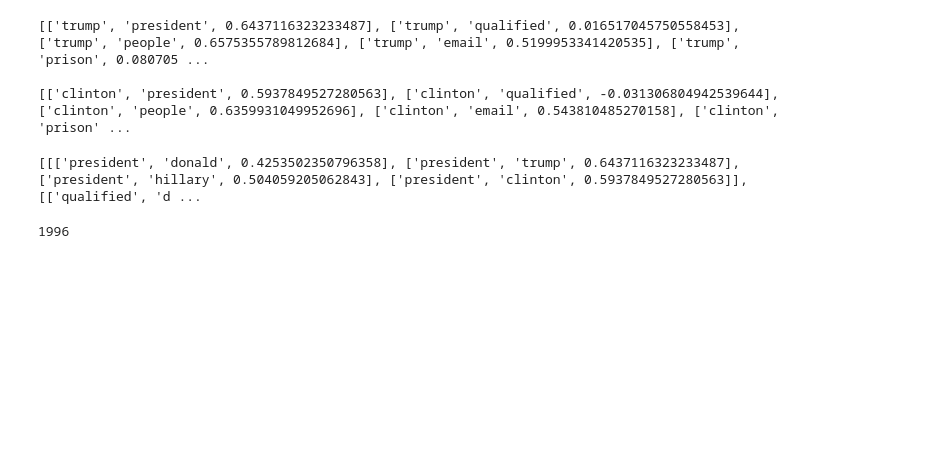
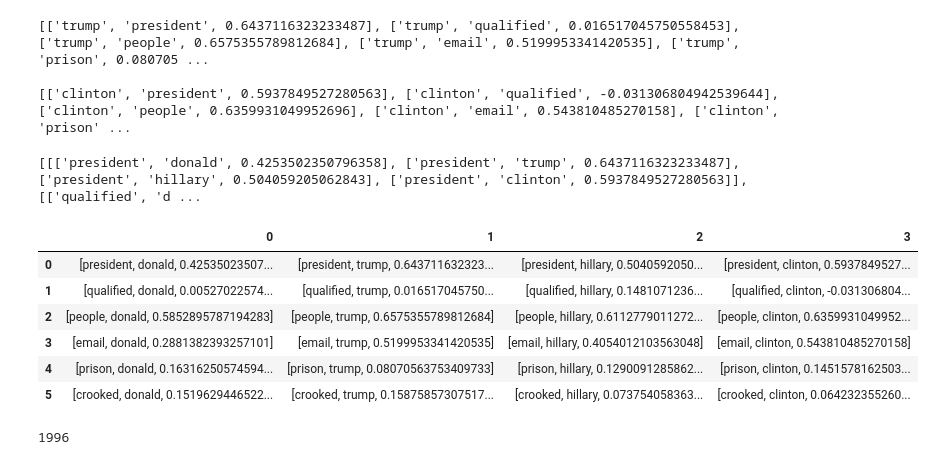
Before and after one commit to IndigenousEngineering/small_corpora_bias_with_w2v, a Jupyter notebook: WEAT_analysis_1_exploratory_B.ipynb, the cells around one changed output. Cells and saved outputs as stored; diff of their text form; code cells hidden in the pictures; blank space fills up the shorter version.

```diff
--- a/WEAT_analysis_1_exploratory_B.ipynb
+++ b/WEAT_analysis_1_exploratory_B.ipynb
@@ -358,9 +358,23 @@ list_B = ['donald', 'trump', 'hillary', 'clinton']
 
 cos_sim_lists = comp_cos_sim_lists(donald_model, list_A, list_B)
 
+# test
+
+cs_list_df = pd.DataFrame(cos_sim_lists)
+
 print(cos_sim_lists)
 # %% [output]
 [[['president', 'donald', 0.4253502350796358], ['president', 'trump', 0.6437116323233487], ['president', 'hillary', 0.504059205062843], ['president', 'clinton', 0.5937849527280563]], [['qualified', 'd ...
+# %%
+cs_list_df
+# %% [output]
+|  | 0 | 1 | 2 | 3 |
+| 0 | [president, donald, 0.42535023507... | [president, trump, 0.643711632323... | [president, hillary, 0.5040592050... | [president, clinton, 0.5937849527... |
+| 1 | [qualified, donald, 0.00527022574... | [qualified, trump, 0.016517045750... | [qualified, hillary, 0.1481071236... | [qualified, clinton, -0.031306804... |
+| 2 | [people, donald, 0.5852895787194283] | [people, trump, 0.6575355789812684] | [people, hillary, 0.6112779011272... | [people, clinton, 0.6359931049952... |
+| 3 | [email, donald, 0.2881382393257101] | [email, trump, 0.5199953341420535] | [email, hillary, 0.4054012103563048] | [email, clinton, 0.543810485270158] |
+| 4 | [prison, donald, 0.16316250574594... | [prison, trump, 0.08070563753409733] | [prison, hillary, 0.1290091285862... | [prison, clinton, 0.1451578162503... |
+| 5 | [crooked, donald, 0.1519629446522... | [crooked, trump, 0.15875857307517... | [crooked, hillary, 0.073754058363... | [crooked, clinton, 0.064232355260... |
 # %%
 def join_corpus(df):
 
```
Also changed, not shown: parts of 1 cell of this notebook.
